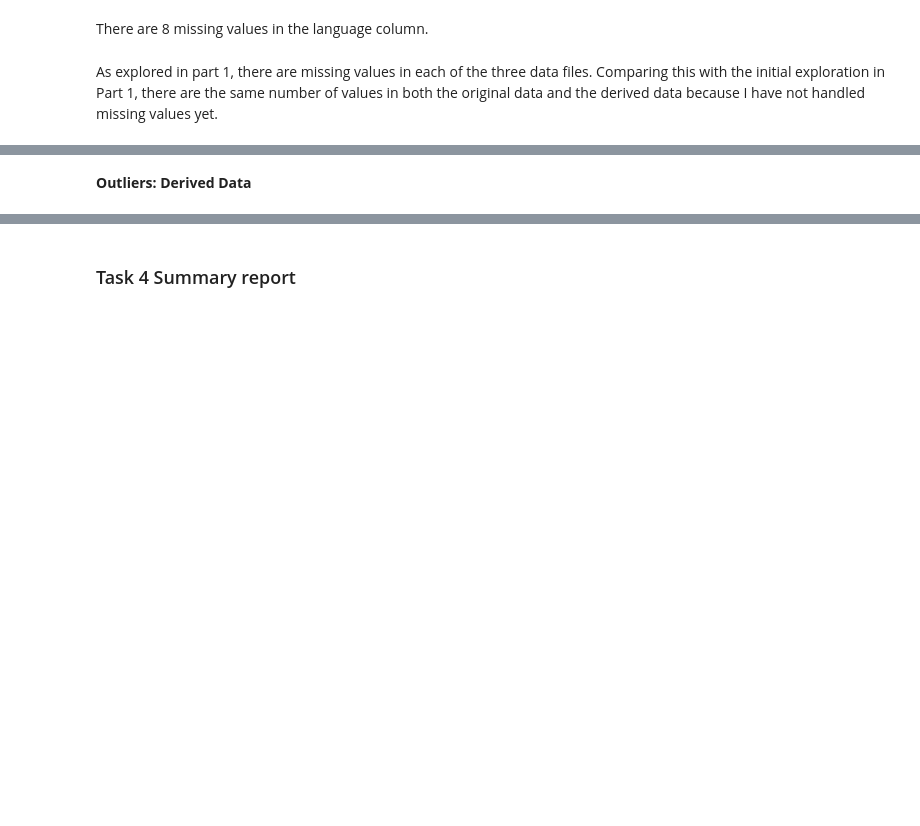
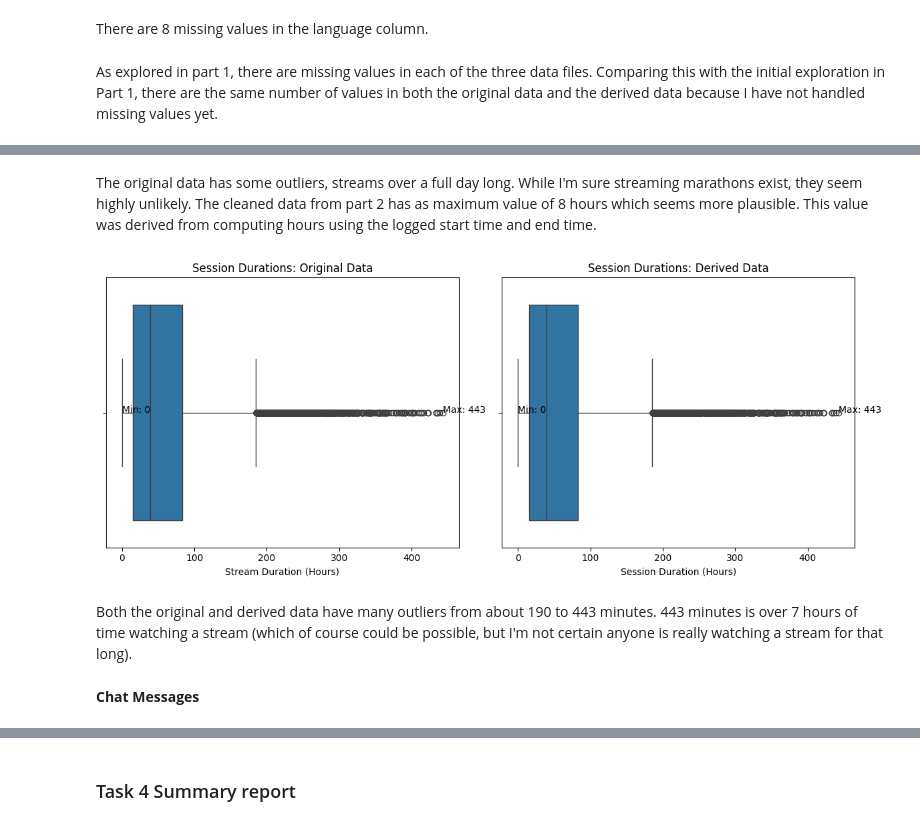
Before and after one commit to zlwym/Assignment01_IAT461, a Jupyter notebook: IAT461-Assignment01-Scaffold.ipynb, the cells around one changed output, grey strips where cells are left out. Cells and saved outputs as stored; diff of their text form; code cells hidden in the pictures; blank space fills up the shorter version.

```diff
--- a/IAT461-Assignment01-Scaffold.ipynb
+++ b/IAT461-Assignment01-Scaffold.ipynb
@@ -1411,2 +1397,44 @@ plt.show()
+# %% [markdown]
+The original data has some outliers, streams over a full day long. While I'm sure streaming marathons exist, they seem highly unlikely. The cleaned data from part 2 has as maximum value of 8 hours which seems more plausible. This value was derived from computing hours using the logged start time and end time.
+# %%
+fig, axes = plt.subplots(1, 2, figsize=(12, 5))
+
+sns.boxplot(
+    data=sessionsOriginal,
+    x='duration_mins',
+    ax=axes[0]
+)
+axes[0].set_title('Session Durations: Original Data')
+axes[0].set_xlabel('Stream Duration (Hours)')
+
+sns.boxplot(
+    data=sessions,
+    x='duration_mins',
+    ax=axes[1]
+)
+
+axes[1].set_title('Session Durations: Derived Data')
+axes[1].set_xlabel('Session Duration (Hours)')
+
+#Finding minimum and maximum values
+
+orig_min = sessionsOriginal['duration_mins'].min()
+orig_max = sessionsOriginal['duration_mins'].max()
+
+derived_min = sessions['duration_mins'].min()
+derived_max = sessions['duration_mins'].max()
+
+axes[0].text(orig_min, 0, f'Min: {orig_min:,}')
+axes[0].text(orig_max, 0, f'Max: {orig_max:,}')
+
+axes[1].text(derived_min, 0, f'Min: {derived_min:,}')
+axes[1].text(derived_max, 0, f'Max: {derived_max:,}')
+
+plt.tight_layout()
+plt.show()
+# %% [output]
+[figure, added]
+# %% [markdown]
+Both the original and derived data have many outliers from about 190 to 443 minutes. 443 minutes is over 7 hours of time watching a stream (which of course could be possible, but I'm not certain anyone is really watching a stream for that long).
 # %% [markdown]
-**Outliers: Derived Data**
+**Chat Messages**
```
Also changed, not shown: parts of 36 cells of this notebook.
